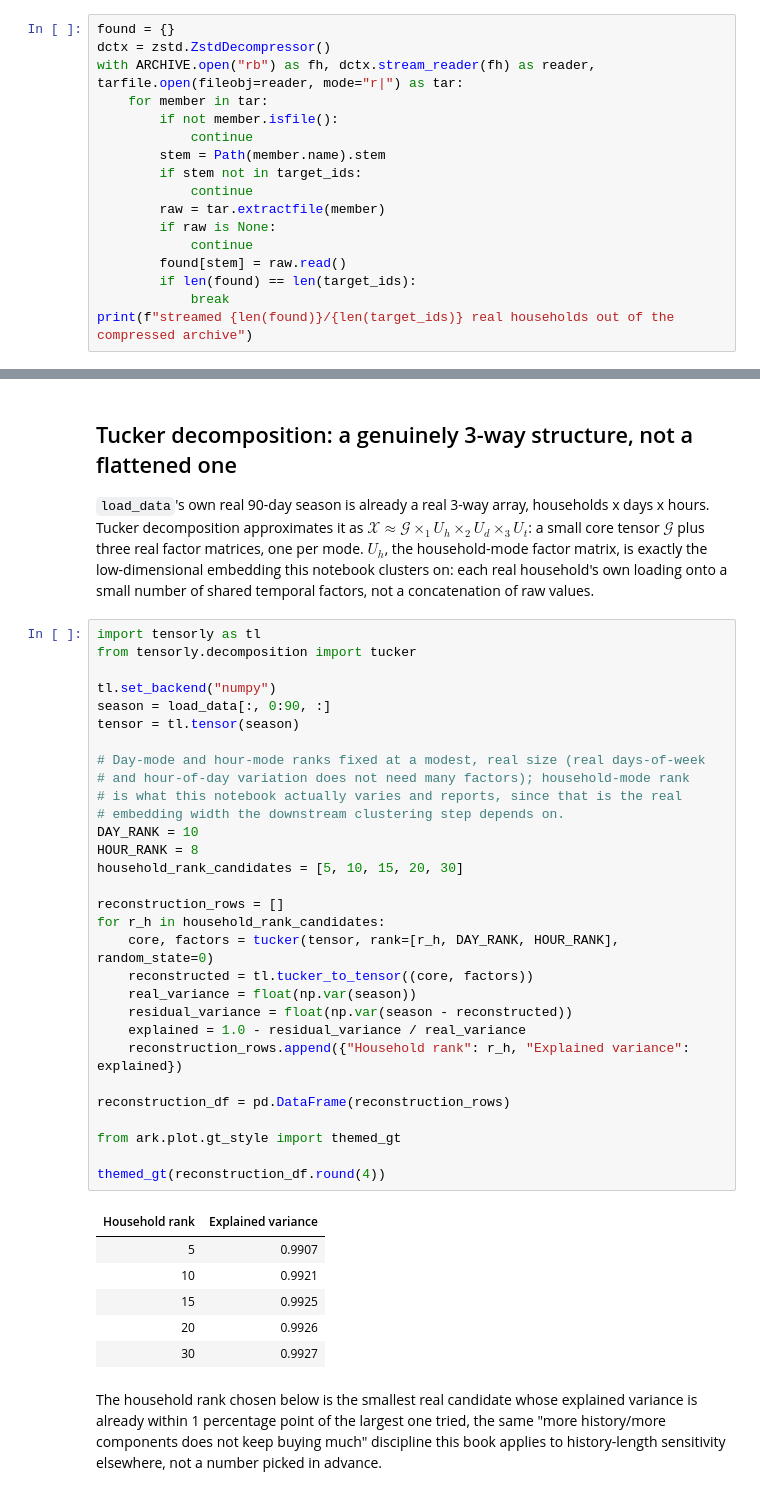
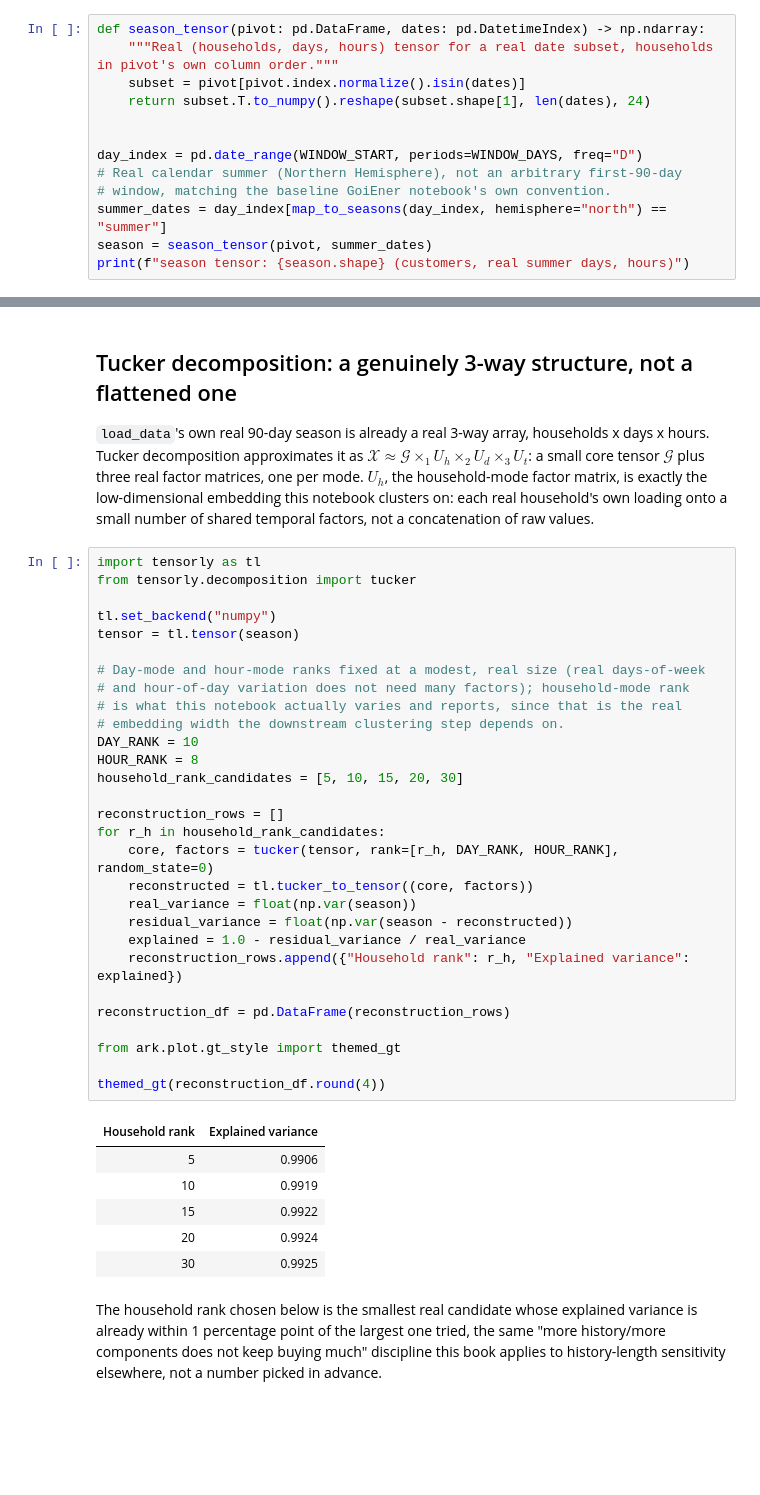
Before and after one commit to sambaiga/ml-energy-disaggregation, a Jupyter notebook: book/05-clustering/04-customer-feeder-clustering-goiener-tucker-code.ipynb, the cells around one changed output, grey strips where cells are left out. Saved outputs shown, nothing was run; the diff lists cells and outputs as text; blank space fills up the shorter version.

```diff
--- a/book/05-clustering/04-customer-feeder-clustering-goiener-tucker-code.ipynb
+++ b/book/05-clustering/04-customer-feeder-clustering-goiener-tucker-code.ipynb
@@ -69,18 +56,14 @@ target_ids = set(
 # %%
-found = {}
-dctx = zstd.ZstdDecompressor()
-with ARCHIVE.open("rb") as fh, dctx.stream_reader(fh) as reader, tarfile.open(fileobj=reader, mode="r|") as tar:
-    for member in tar:
-        if not member.isfile():
-            continue
-        stem = Path(member.name).stem
-        if stem not in target_ids:
-            continue
-        raw = tar.extractfile(member)
-        if raw is None:
-            continue
-        found[stem] = raw.read()
-        if len(found) == len(target_ids):
-            break
-print(f"streamed {len(found)}/{len(target_ids)} real households out of the compressed archive")
+def season_tensor(pivot: pd.DataFrame, dates: pd.DatetimeIndex) -> np.ndarray:
+    """Real (households, days, hours) tensor for a real date subset, households in pivot's own column order."""
+    subset = pivot[pivot.index.normalize().isin(dates)]
+    return subset.T.to_numpy().reshape(subset.shape[1], len(dates), 24)
+
+
+day_index = pd.date_range(WINDOW_START, periods=WINDOW_DAYS, freq="D")
+# Real calendar summer (Northern Hemisphere), not an arbitrary first-90-day
+# window, matching the baseline GoiEner notebook's own convention.
+summer_dates = day_index[map_to_seasons(day_index, hemisphere="north") == "summer"]
+season = season_tensor(pivot, summer_dates)
+print(f"season tensor: {season.shape} (customers, real summer days, hours)")
 # %% [output]
@@ -117,39 +85,38 @@ concatenation of raw values.
 import tensorly as tl
 from tensorly.decomposition import tucker
 
 tl.set_backend("numpy")
-season = load_data[:, 0:90, :]
 tensor = tl.tensor(season)
 
 # Day-mode and hour-mode ranks fixed at a modest, real size (real days-of-week
 # and hour-of-day variation does not need many factors); household-mode rank
 # is what this notebook actually varies and reports, since that is the real
 # embedding width the downstream clustering step depends on.
 DAY_RANK = 10
 HOUR_RANK = 8
 household_rank_candidates = [5, 10, 15, 20, 30]
 
 reconstruction_rows = []
 for r_h in household_rank_candidates:
     core, factors = tucker(tensor, rank=[r_h, DAY_RANK, HOUR_RANK], random_state=0)
     reconstructed = tl.tucker_to_tensor((core, factors))
     real_variance = float(np.var(season))
     residual_variance = float(np.var(season - reconstructed))
     explained = 1.0 - residual_variance / real_variance
     reconstruction_rows.append({"Household rank": r_h, "Explained variance": explained})
 
 reconstruction_df = pd.DataFrame(reconstruction_rows)
 
 from ark.plot.gt_style import themed_gt
 
 themed_gt(reconstruction_df.round(4))
 # %% [output]
 | Household rank | Explained variance |
-| 5 | 0.9907 |
-| 10 | 0.9921 |
-| 15 | 0.9925 |
-| 20 | 0.9926 |
-| 30 | 0.9927 |
+| 5 | 0.9906 |
+| 10 | 0.9919 |
+| 15 | 0.9922 |
+| 20 | 0.9924 |
+| 30 | 0.9925 |
 # %% [markdown]
 The household rank chosen below is the smallest real candidate whose
 explained variance is already within 1 percentage point of the largest
```
Also changed, not shown: parts of 11 cells of this notebook.
